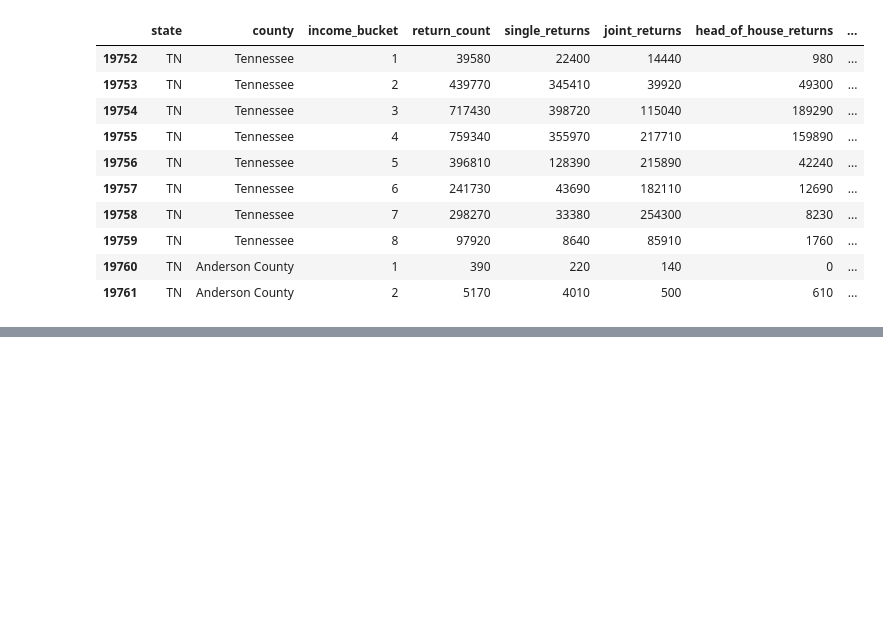
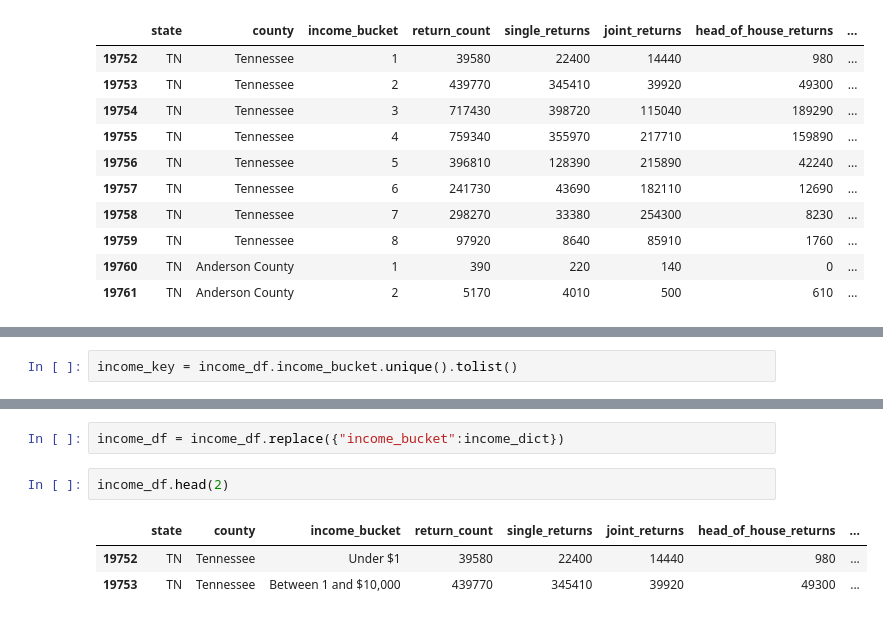
Before and after one commit to staylor08/vanderbilt-data-essentials-cohort-2, a Jupyter notebook: Week_1_ST.ipynb, the cells around one changed output, grey strips where cells are left out. Cells and saved outputs as stored; diff of their text form; blank space fills up the shorter version.

```diff
--- a/Week_1_ST.ipynb
+++ b/Week_1_ST.ipynb
@@ -302,0 +251,2 @@ income_df.head(10)
+# %%
+income_key = income_df.income_bucket.unique().tolist()
@@ -302,0 +268,8 @@ income_df.head(10)
+# %%
+income_df = income_df.replace({"income_bucket":income_dict})
+# %%
+income_df.head(2)
+# %% [output]
+|  | state | county | income_bucket | return_count | single_returns | joint_returns | head_of_house_returns | ... |
+| 19752 | TN | Tennessee | Under $1 | 39580 | 22400 | 14440 | 980 | ... |
+| 19753 | TN | Tennessee | Between 1 and $10,000 | 439770 | 345410 | 39920 | 49300 | ... |
```
Also changed, not shown: parts of 29 cells of this notebook.
